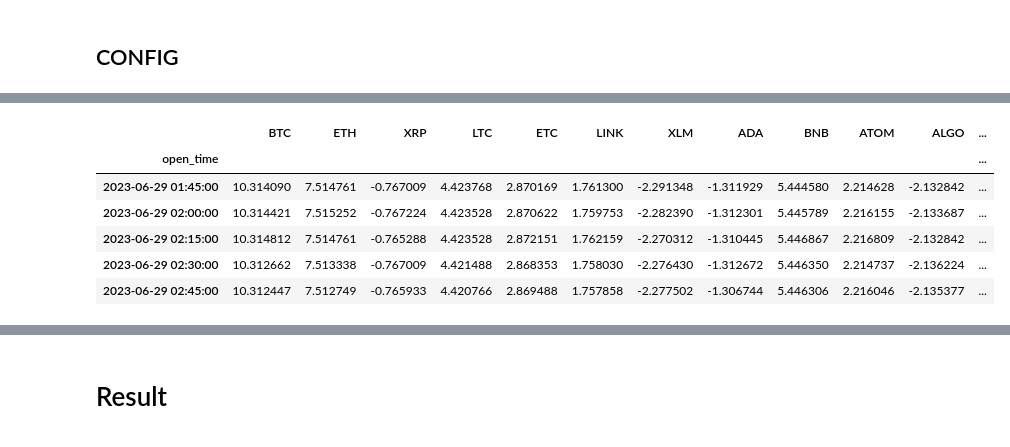
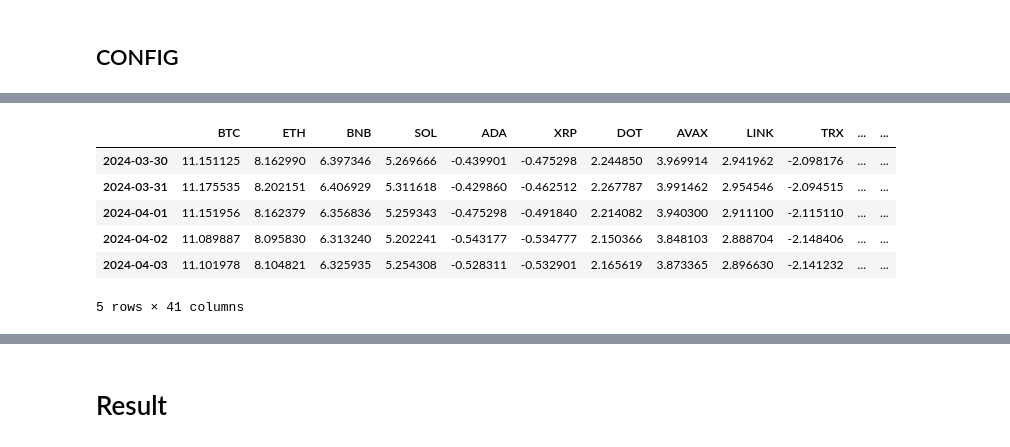
Before and after one commit to beannguyen/crypto-pair-trading, a Jupyter notebook: src/research/Live Test Crypto Pair Trading with Johansen Test.ipynb, the cells around one changed output, grey strips where cells are left out. Cells and saved outputs as stored; diff of their text form; code cells hidden in the pictures.

```diff
--- a/src/research/Live Test Crypto Pair Trading with Johansen Test.ipynb
+++ b/src/research/Live Test Crypto Pair Trading with Johansen Test.ipynb
@@ -23,16 +23,18 @@ plt.ioff()
 ## CONFIG
 # %%
 API_BASE = 'https://fapi.binance.com/fapi/v1/'
-DATA_PATH = '/mnt/c/Users/vmodg/source/repos/BeanRepos/crypto-pair-trading/data/'
-# DATA_PATH = '/mnt/d/Working/PersonalProjects/Trading/trading-agent/crypto-pair-trading/data/crypto/'
-# TIMEFRAME = '1d'
-# lookback = 1000
+# DATA_PATH = '/mnt/c/Users/vmodg/source/repos/BeanRepos/crypto-pair-trading/data/'
+TIMEFRAME = '1d'
+lookback = 1000
 
 # TIMEFRAME = '1h'
 # lookback = 30*4
 
-TIMEFRAME = '15m'
-lookback = 30*2
+# TIMEFRAME = '15m'
+# lookback = 30*2
+
+
+DATA_PATH = f'/mnt/d/Working/PersonalProjects/Trading/trading-agent/crypto-pair-trading/data/crypto/'
 # %%
 
 
@@ -159,39 +212,20 @@ def get_candles(base, quote, start_date: datetime, end_date=None, interval='1m')
 # %%
-# symbols = pd.read_csv(f'/mnt/d/Working/PersonalProjects/Trading/trading-agent/crypto-pair-trading/data/symbols.csv')['symbol'].values.tolist()
-symbols = ['BTCUSDT',
-'ETHUSDT',
-'XRPUSDT',
-'LTCUSDT',
-'ETCUSDT',
-'LINKUSDT',
-'XLMUSDT',
-'ADAUSDT',
-'BNBUSDT',
-'ATOMUSDT',
-'ALGOUSDT',
-'DOTUSDT',
-'SOLUSDT',
-'AVAXUSDT',
-'MATICUSDT',
-'XMRUSDT',
-'NEARUSDT',
-'EOSUSDT',
-'NEOUSDT',
-'UNIUSDT']
-symbols = [s.replace('USDT', '') for s in symbols]
 
 data = []
 start_time = datetime.utcnow() - timedelta(days=lookback)
 
 for symbol in symbols:
-    df = pd.read_csv(f'{DATA_PATH}{TIMEFRAME}/{symbol}-USDT.csv', parse_dates=['open_time'], index_col=['open_time'])
-    df = df[df.index >= start_time].copy()
+    try:
+        df = pd.read_csv(f'{DATA_PATH}{TIMEFRAME}/{symbol}-USDT.csv', parse_dates=['open_time'], index_col=['open_time'])
+        df = df[df.index >= start_time].copy()
+    except FileNotFoundError:
+        df = pd.DataFrame([], columns=['open', 'high', 'low', 'close', 'volume'])
     # print('start time', df.index[-1].to_pydatetime())
 
     df1 = get_candles(
         base=symbol,
         quote='USDT',
-        start_date=df.index[-1].to_pydatetime(),
+        start_date=df.index[-1].to_pydatetime() if len(df) > 0 else start_time,
         # end_date=datetime.now() - timedelta(days=15),
         interval=TIMEFRAME
     )
@@ -217,10 +254,10 @@ df.tail()
-|  | BTC | ETH | XRP | LTC | ETC | LINK | XLM | ADA | BNB | ATOM | ALGO | ... |
-| open_time |  |  |  |  |  |  |  |  |  |  |  | ... |
-| 2023-06-29 01:45:00 | 10.314090 | 7.514761 | -0.767009 | 4.423768 | 2.870169 | 1.761300 | -2.291348 | -1.311929 | 5.444580 | 2.214628 | -2.132842 | ... |
-| 2023-06-29 02:00:00 | 10.314421 | 7.515252 | -0.767224 | 4.423528 | 2.870622 | 1.759753 | -2.282390 | -1.312301 | 5.445789 | 2.216155 | -2.133687 | ... |
-| 2023-06-29 02:15:00 | 10.314812 | 7.514761 | -0.765288 | 4.423528 | 2.872151 | 1.762159 | -2.270312 | -1.310445 | 5.446867 | 2.216809 | -2.132842 | ... |
-| 2023-06-29 02:30:00 | 10.312662 | 7.513338 | -0.767009 | 4.421488 | 2.868353 | 1.758030 | -2.276430 | -1.312672 | 5.446350 | 2.214737 | -2.136224 | ... |
-| 2023-06-29 02:45:00 | 10.312447 | 7.512749 | -0.765933 | 4.420766 | 2.869488 | 1.757858 | -2.277502 | -1.306744 | 5.446306 | 2.216046 | -2.135377 | ... |
+|  | BTC | ETH | BNB | SOL | ADA | XRP | DOT | AVAX | LINK | TRX | ... | ... |
+| 2024-03-30 | 11.151125 | 8.162990 | 6.397346 | 5.269666 | -0.439901 | -0.475298 | 2.244850 | 3.969914 | 2.941962 | -2.098176 | ... | ... |
+| 2024-03-31 | 11.175535 | 8.202151 | 6.406929 | 5.311618 | -0.429860 | -0.462512 | 2.267787 | 3.991462 | 2.954546 | -2.094515 | ... | ... |
+| 2024-04-01 | 11.151956 | 8.162379 | 6.356836 | 5.259343 | -0.475298 | -0.491840 | 2.214082 | 3.940300 | 2.911100 | -2.115110 | ... | ... |
+| 2024-04-02 | 11.089887 | 8.095830 | 6.313240 | 5.202241 | -0.543177 | -0.534777 | 2.150366 | 3.848103 | 2.888704 | -2.148406 | ... | ... |
+| 2024-04-03 | 11.101978 | 8.104821 | 6.325935 | 5.254308 | -0.528311 | -0.532901 | 2.165619 | 3.873365 | 2.896630 | -2.141232 | ... | ... |
+5 rows × 41 columns
 # %%
 p = 1
 COINTEGRATION_CONFIDENCE_LEVEL = 90
```
Also changed, not shown: parts of 6 cells of this notebook, 15 other files.
